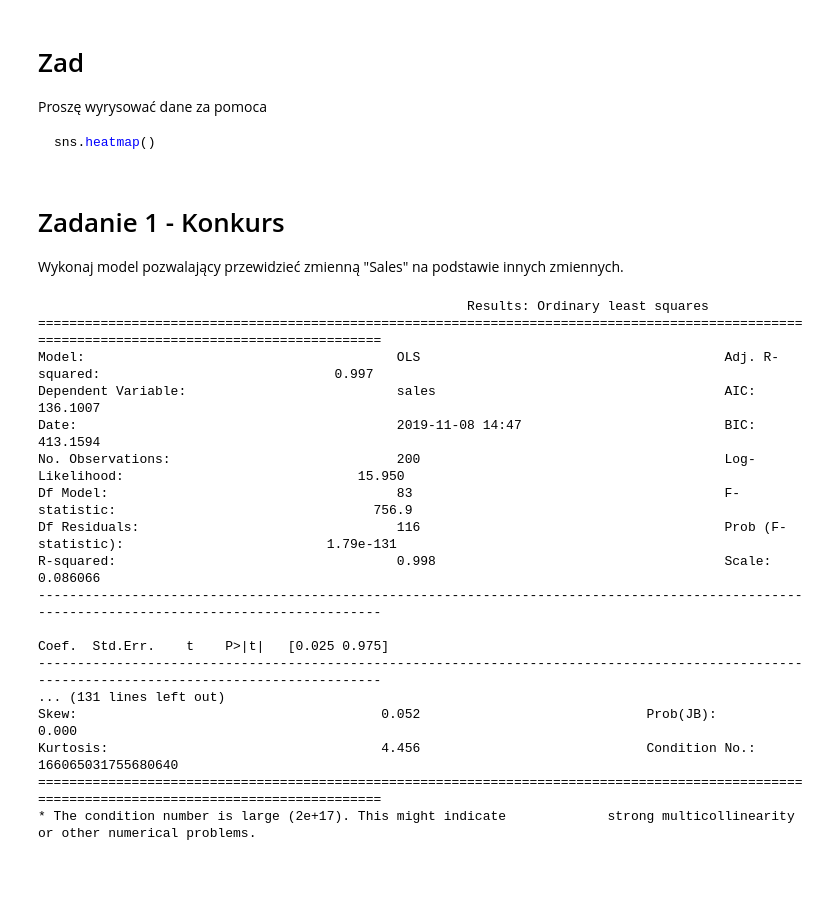
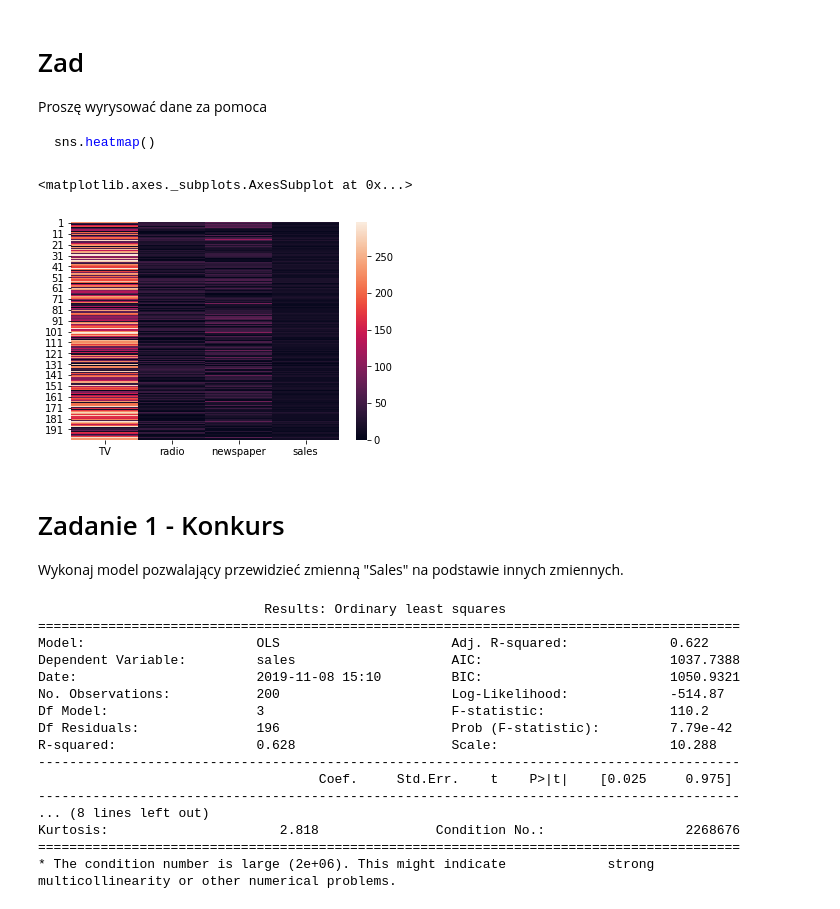
Before and after one commit to muchas/bootcamp, a Jupyter notebook: AD_Z05_D_linear_regression.ipynb, the cells around one changed output. Drawn from its saved outputs; the diff is of its cells as text; code cells hidden in the pictures; blank space fills up the shorter version.

````diff
--- a/AD_Z05_D_linear_regression.ipynb
+++ b/AD_Z05_D_linear_regression.ipynb
@@ -26,6 +51,11 @@ Proszę wyrysować dane za pomoca
 ```python
 sns.heatmap()
 ```
+# %%
+sns.heatmap(df_adv)
+# %% [output]
+<matplotlib.axes._subplots.AxesSubplot at 0x...>
+[figure, added]
 # %% [markdown]
 # Zadanie 1 - Konkurs
 Wykonaj model pozwalający przewidzieć zmienną "Sales" na podstawie innych zmiennych.
@@ -33,26 +63,26 @@ Wykonaj model pozwalający przewidzieć zmienną "Sales" na podstawie innych zmi
 import statsmodels.formula.api as smf
 
 # formula: response ~ predictor + predictor
-est = smf.ols(formula='sales ~ I(newspaper)*I(TV)*I(radio)*I(TV ** 1.25)*I(radio**1.5)*I(newspaper**0.5)*I(TV - TV.mean())', data=df_adv).fit()
+est = smf.ols(formula='sales ~ I(TV ** 0.0012)*I(TV - TV.mean())', data=df_adv).fit()
 print((est.summary2()))
 # %% [output]
-                                                       Results: Ordinary least squares
-==============================================================================================================================================
-Model:                                        OLS                                       Adj. R-squared:                              0.997
-Dependent Variable:                           sales                                     AIC:                                         136.1007
-Date:                                         2019-11-08 14:47                          BIC:                                         413.1594
-No. Observations:                             200                                       Log-Likelihood:                              15.950
-Df Model:                                     83                                        F-statistic:                                 756.9
-Df Residuals:                                 116                                       Prob (F-statistic):                          1.79e-131
-R-squared:                                    0.998                                     Scale:                                       0.086066
-----------------------------------------------------------------------------------------------------------------------------------------------
-                                                                                                 Coef.  Std.Err.    t    P>|t|   [0.025 0.975]
-----------------------------------------------------------------------------------------------------------------------------------------------
-... (131 lines left out)
-Skew:                                       0.052                             Prob(JB):                                     0.000
-Kurtosis:                                   4.456                             Condition No.:                                166065031755680640
-==============================================================================================================================================
-* The condition number is large (2e+17). This might indicate             strong multicollinearity or other numerical problems.
+                             Results: Ordinary least squares
+==========================================================================================
+Model:                      OLS                      Adj. R-squared:             0.622
+Dependent Variable:         sales                    AIC:                        1037.7388
+Date:                       2019-11-08 15:10         BIC:                        1050.9321
+No. Observations:           200                      Log-Likelihood:             -514.87
+Df Model:                   3                        F-statistic:                110.2
+Df Residuals:               196                      Prob (F-statistic):         7.79e-42
+R-squared:                  0.628                    Scale:                      10.288
+------------------------------------------------------------------------------------------
+                                    Coef.     Std.Err.    t    P>|t|    [0.025     0.975]
+------------------------------------------------------------------------------------------
+... (8 lines left out)
+Kurtosis:                      2.818               Condition No.:                  2268676
+==========================================================================================
+* The condition number is large (2e+06). This might indicate             strong
+multicollinearity or other numerical problems.
 # %%
 import statsmodels
 statsmodels.__version__
````
Also changed, not shown: parts of 5 cells of this notebook, 17 other files.
